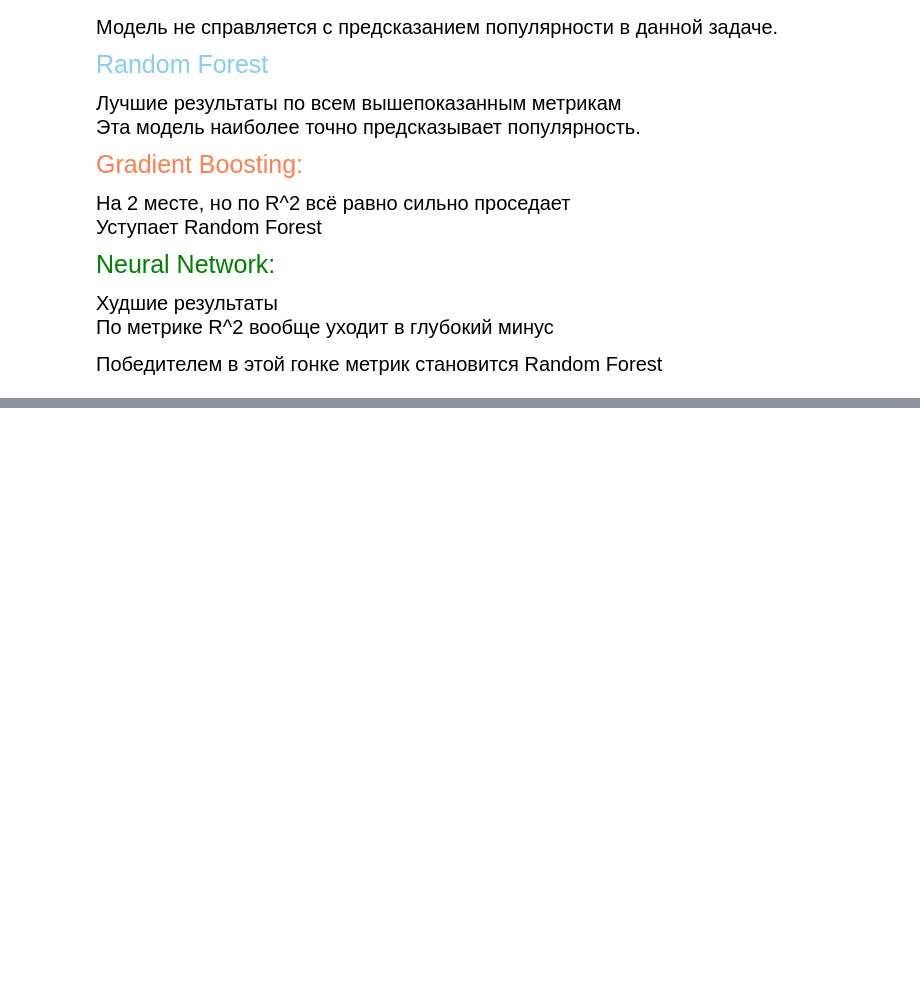
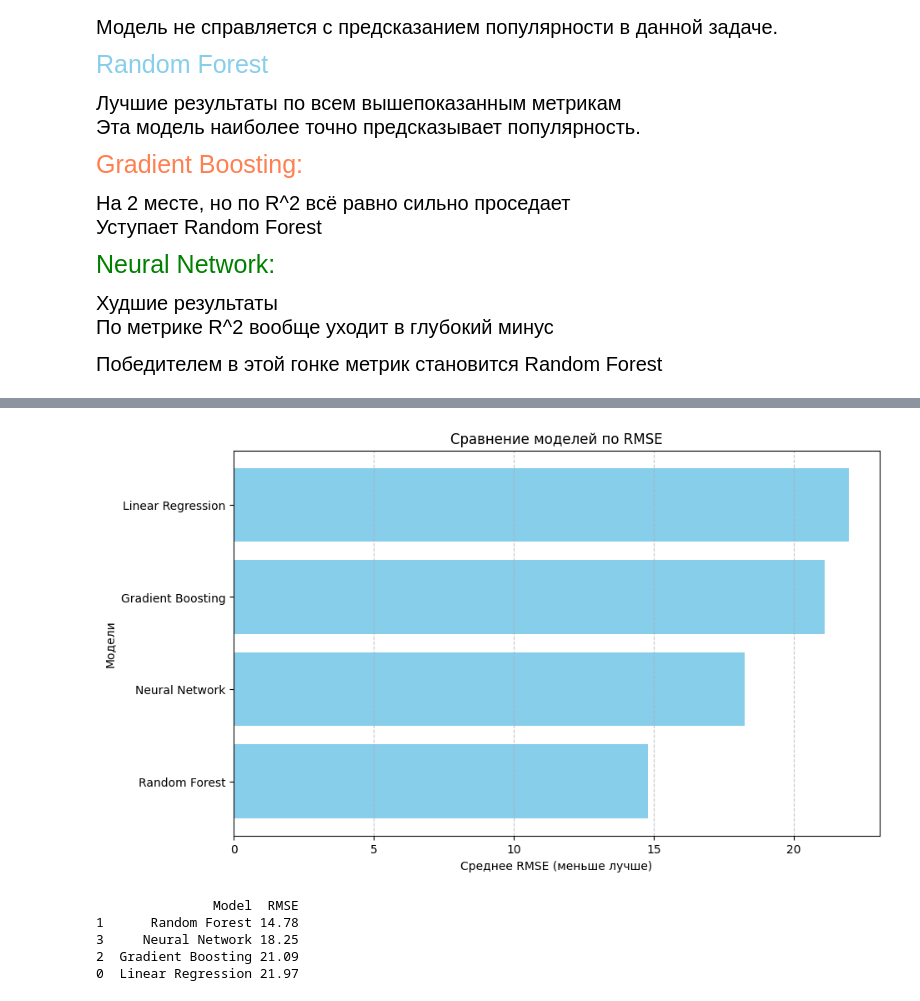
Before and after one commit to ratherbot/ML_project, a Jupyter notebook: primer.ipynb, the cells around one changed output, grey strips where cells are left out. Saved outputs shown, nothing was run; the diff lists cells and outputs as text; code cells hidden in the pictures; blank space fills up the shorter version.

```diff
--- a/primer.ipynb
+++ b/primer.ipynb
@@ -869,0 +994,24 @@ print(metrics_df[['Model', 'R2']])
+# %%
+from sklearn.preprocessing import MinMaxScaler
+from sklearn.neural_network import MLPRegressor
+from sklearn.metrics import mean_squared_error, r2_score
+import numpy as np
+
+# Создаем и применяем MinMaxScaler
+scaler = MinMaxScaler()
+X_train_scaled = scaler.fit_transform(X_train)
+X_test_scaled = scaler.transform(X_test)
+
+# Создаем и обучаем MLPRegressor на масштабированных данных
+model = MLPRegressor(random_state=42, max_iter=200, hidden_layer_sizes=(100,), activation='relu')
+model.fit(X_train_scaled, y_train)
+
+# Предсказание и расчет метрик
+y_pred = model.predict(X_test_scaled)
+mse = mean_squared_error(y_test, y_pred)
+rmse = np.sqrt(mse)
+r2 = r2_score(y_test, y_pred)
+
+print("Test MSE:", mse)
+print("Test RMSE:", rmse)
+print("Test R2:", r2)
@@ -869,0 +1984,28 @@ print(metrics_df[['Model', 'R2']])
+# %%
+metrics_results.append({
+    'Model': 'Neural Network',
+    'RMSE': rmse,
+    'MSE': mse,
+    'MAE': mae,
+    'R2': r2
+})
+metrics_df = pd.DataFrame(metrics_results).sort_values(by='RMSE', ascending=True)
+metrics_df = metrics_df.drop_duplicates(subset=['Model'], keep='first')
+metrics_df = metrics_df[metrics_df['Model'] != 'Neural_Network'] # удалил Neural_Network тк оно устарело и теперь его нет
+plt.figure(figsize=(10, 6))
+plt.barh(metrics_df['Model'], metrics_df['RMSE'], color='skyblue')
+plt.xlabel("Среднее RMSE (меньше лучше)")
+plt.ylabel("Модели")
+plt.title("Сравнение моделей по RMSE")
+plt.grid(axis='x', linestyle='--', alpha=0.7)
+plt.show()
+
+# Выводим таблицу с результатами
+print(metrics_df[['Model', 'RMSE']])
+# %% [output]
+[figure, added]
+               Model  RMSE
+1      Random Forest 14.78
+3     Neural Network 18.25
+2  Gradient Boosting 21.09
+0  Linear Regression 21.97
```
Also changed, not shown: parts of 52 cells of this notebook.
